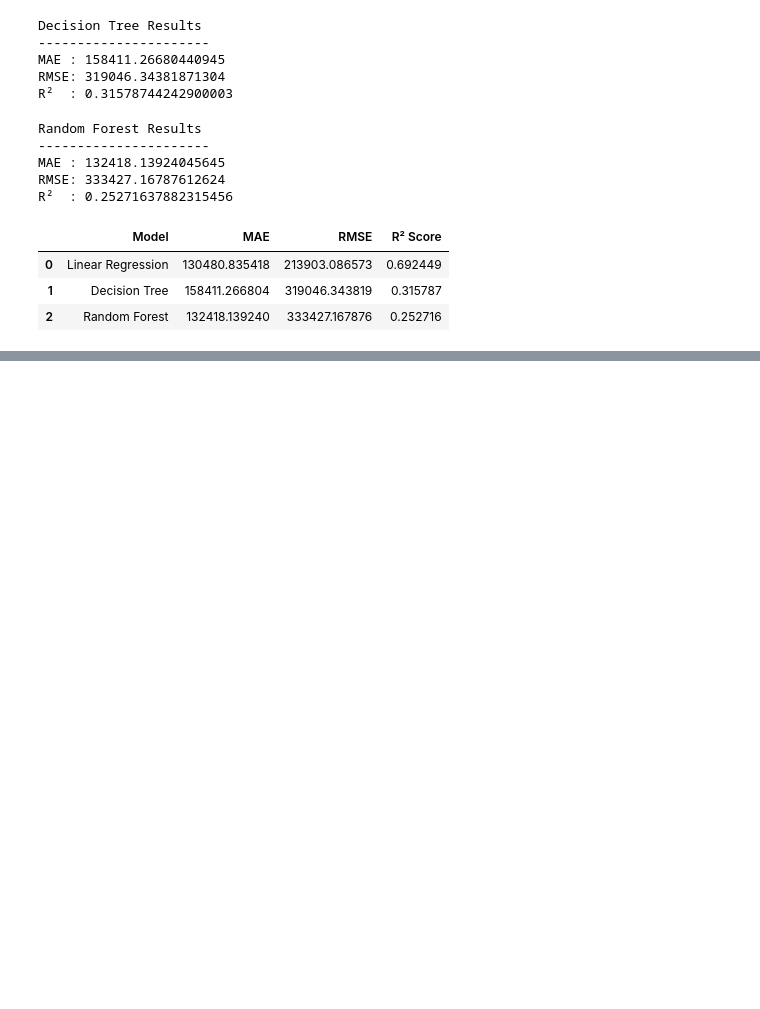
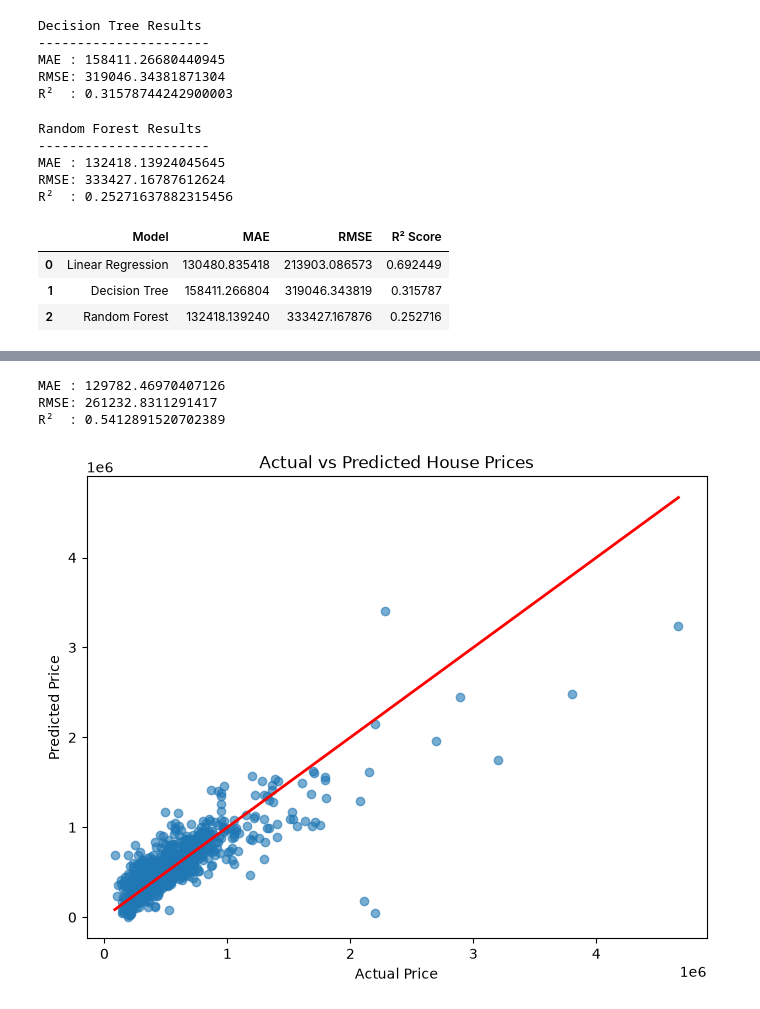
Before and after one commit to eMohan07/house-price-prediction, a Jupyter notebook: notebooks/exploration.ipynb, the cells around one changed output, grey strips where cells are left out. Drawn from its saved outputs; the diff is of its cells as text; code cells hidden in the pictures; blank space fills up the shorter version.

```diff
--- a/notebooks/exploration.ipynb
+++ b/notebooks/exploration.ipynb
@@ -447,0 +490,48 @@ comparison_df
+# %%
+from sklearn.ensemble import RandomForestRegressor
+
+rf_model = RandomForestRegressor(
+    n_estimators=300,
+    max_depth=15,
+    min_samples_split=5,
+    min_samples_leaf=2,
+    random_state=42,
+    n_jobs=-1
+)
+
+rf_model.fit(X_train, y_train)
+
+rf_pred = rf_model.predict(X_test)
+
+rf_mae = mean_absolute_error(y_test, rf_pred)
+rf_rmse = np.sqrt(mean_squared_error(y_test, rf_pred))
+rf_r2 = r2_score(y_test, rf_pred)
+
+print("MAE :", rf_mae)
+print("RMSE:", rf_rmse)
+print("R²  :", rf_r2)
+# %% [output]
+MAE : 129782.46970407126
+RMSE: 261232.8311291417
+R²  : 0.5412891520702389
+# %%
+import matplotlib.pyplot as plt
+
+plt.figure(figsize=(8,6))
+
+plt.scatter(y_test, y_pred, alpha=0.6)
+
+plt.plot(
+    [y_test.min(), y_test.max()],
+    [y_test.min(), y_test.max()],
+    color="red",
+    linewidth=2
+)
+
+plt.xlabel("Actual Price")
+plt.ylabel("Predicted Price")
+plt.title("Actual vs Predicted House Prices")
+
+plt.show()
+# %% [output]
+[figure, added]
```
Also changed, not shown: parts of 8 cells of this notebook.
